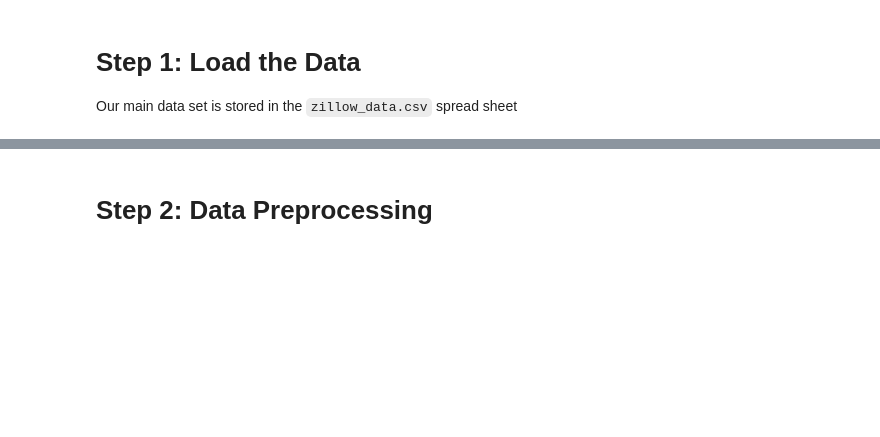
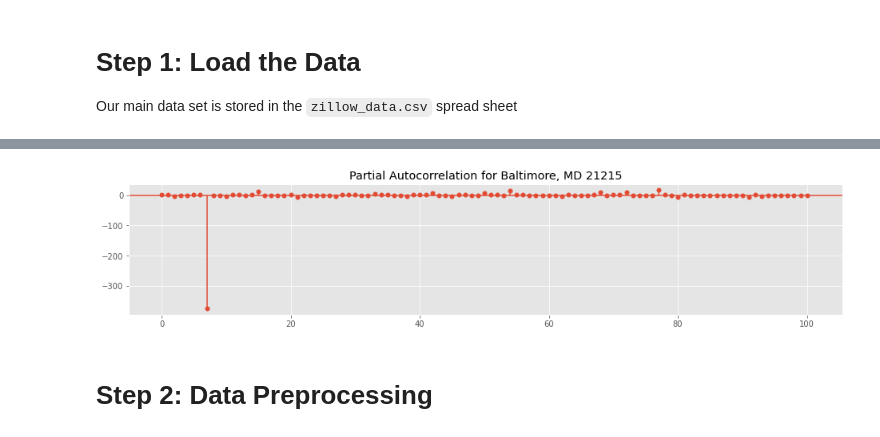
Before and after one commit to sethchart/Baltimore-Real-Estate-Investment, a Jupyter notebook: code/starter_notebook.ipynb, the cells around one changed output, grey strips where cells are left out. Saved outputs shown, nothing was run; the diff lists cells and outputs as text; code cells hidden in the pictures; blank space fills up the shorter version.

```diff
--- a/code/starter_notebook.ipynb
+++ b/code/starter_notebook.ipynb
@@ -21,3 +164,7 @@ filtered.head()
+# %%
+make_pacf_plot(model_dictionary, zip_code=21215);
+# %% [output]
+[figure, added]
 # %% [markdown]
 # Step 2: Data Preprocessing
 # %%
```
Also changed, not shown: parts of 18 cells of this notebook.
